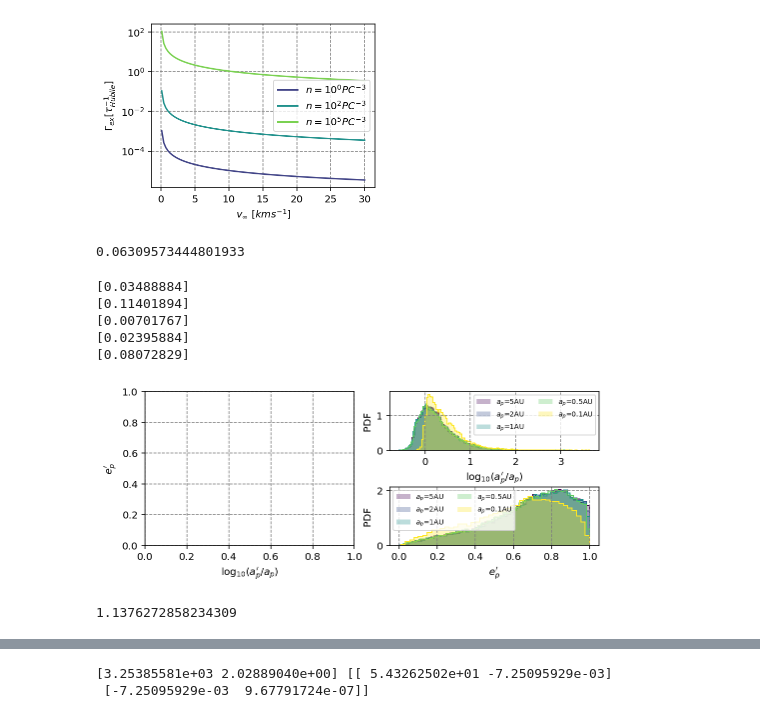
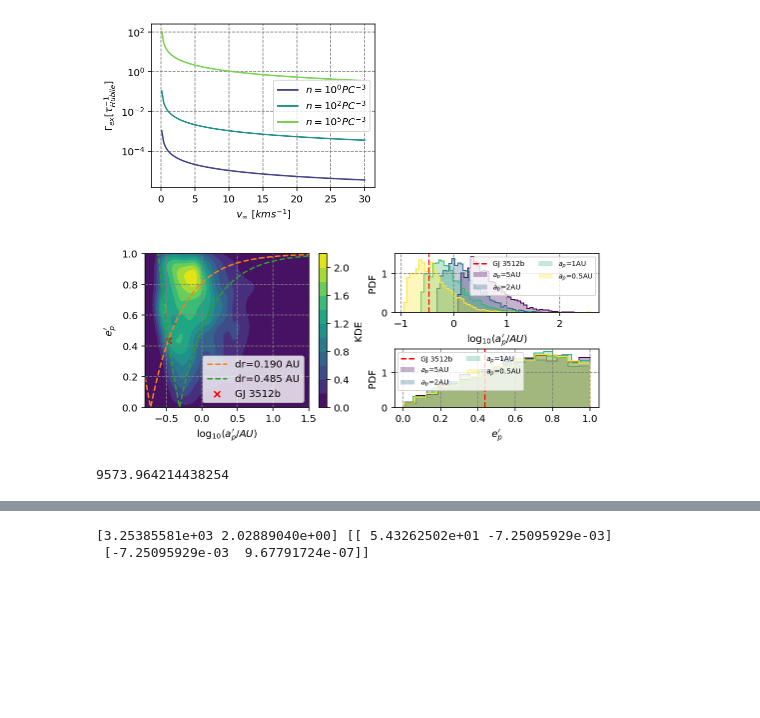
Before and after one commit to YihanWangAstro/planet-app, a Jupyter notebook: process/planet-app.ipynb, the cells around one changed output, grey strips where cells are left out. Drawn from its saved outputs; the diff is of its cells as text; code cells hidden in the pictures; blank space fills up the shorter version.

```diff
--- a/process/planet-app.ipynb
+++ b/process/planet-app.ipynb
@@ -420,10 +435,6 @@ def get_bb_final_data(df, v_inf, aj):
     ntot = len(pfate)
 
     return v_inf, aj, b_max, ej.sum()/ntot, coll_ss.sum()/ntot, coll_sj.sum()/ntot, stay.sum()/ntot, s_capture.sum()/ntot, b_capture.sum()/ntot, trans.sum()/ntot
-# %%
-10**(-1.2)
-# %% [output]
-0.06309573444801933
 # %%
 import csv
 def write_list_to_file(data, filename):
@@ -448,15 +459,15 @@ ss_names = ['s','j', 's1']
 
 ss_pairs = [('s','j'), ('s','s1'), ('s1','j')]
 
-df01 = pd.DataFrame(post_process(prefix+'10.1_0.1.txt', ss_idx, ss_names, ss_pairs))
+#df01 = pd.DataFrame(post_process(prefix+'10.1_0.1.txt', ss_idx, ss_names, ss_pairs))
 
-df05 = pd.DataFrame(post_process(prefix+'10.1_0.5.txt', ss_idx, ss_names, ss_pairs))
+df05 = pd.DataFrame(post_process(prefix+'0.1_0.5.txt', ss_idx, ss_names, ss_pairs))
 
-df1 = pd.DataFrame(post_process(prefix+'10.1_1.0.txt', ss_idx, ss_names, ss_pairs))
+df1 = pd.DataFrame(post_process(prefix+'0.1_1.0.txt', ss_idx, ss_names, ss_pairs))
 
-df2 = pd.DataFrame(post_process(prefix+'10.1_2.0.txt', ss_idx, ss_names, ss_pairs))
+df2 = pd.DataFrame(post_process(prefix+'0.1_2.0.txt', ss_idx, ss_names, ss_pairs))
 
-df5 = pd.DataFrame(post_process(prefix+'10.1_5.0.txt', ss_idx, ss_names, ss_pairs))
+df5 = pd.DataFrame(post_process(prefix+'0.1_5.0.txt', ss_idx, ss_names, ss_pairs))
 
 
 #df01_3 = pd.DataFrame(post_process(prefix+'3.4_0.1.txt', ss_idx, ss_names, ss_pairs))
@@ -506,12 +517,23 @@ def show_obt_prop(name, dfs,a0s, df, a0):
     fig=plt.figure(figsize=(7.2, 3))
 
     ax = fig.add_subplot(1,2,1)
-    #ax=sns.kdeplot(np.log10(a_c[cap]/a0), e_c[cap],clip=((-1, 1.5),(0,1)), cmap='viridis',shade=True,cbar=True,cbar_kws={'label': 'KDE'})
-    ax.set(xlabel='$\log_{10}(a_p^\prime/a_p)$', ylabel='$e_p^\prime$')
+    ap_min = 10**(-0.8)
+    ap_max = 10**(1.5)
+    ax=sns.kdeplot(np.log10(a_c[cap]/AU), e_c[cap],clip=((np.log10(ap_min), np.log10(ap_max)),(0,1)), cmap='viridis',shade=True,cbar=True,cbar_kws={'label': 'KDE'})
+
+    ap = 10**np.linspace(np.log10(ap_min), np.log10(ap_max),1000)
+
+    #ax.plot(np.log10(ap),np.abs(1-1/ap),ls='--',label='$dr=1$ AU')
+    ax.plot(np.log10(ap),np.abs(1-0.19/ap),ls='--',label='dr=0.190 AU')
+    ax.plot(np.log10(ap),np.abs(1-0.485/ap),ls='--',label='dr=0.485 AU')
+    ax.set_ylim([0,1])
+
+    ax.set(xlabel='$\log_{10}(a_p^\prime/AU)$', ylabel='$e_p^\prime$')
     ax.grid(True)
-    #ax.scatter(np.log10(0.338),0.4356,marker='x',color='r',label='GJ 3512b')
 
-    #ax.legend()
+    ax.scatter(np.log10(0.338),0.4356,marker='x',color='r',label='GJ 3512b')
+
+    ax.legend()
 
     axa = fig.add_subplot(2,2,2)
     axe = fig.add_subplot(2,2,4)
@@ -521,52 +543,47 @@ def show_obt_prop(name, dfs,a0s, df, a0):
 
         coll = df['planet outcome'] == 'coll_{s1,j}'
         cap = (df['planet outcome'] == 'stay_{s1,j}')
         a_c = df['a_{s1,j}']
         e_c = df['e_{s1,j}']
         t=df['time']
         cap = cap & (a_c[cap] < 1000)
 
-        pro = prograde(df['planet-orbit-i'], df['incident-orbit-i'])
-        retro = retrograde(df['planet-orbit-i'], df['incident-orbit-i'])
+        #pro = prograde(df['planet-orbit-i'], df['incident-orbit-i'])
+        #retro = retrograde(df['planet-orbit-i'], df['incident-orbit-i'])
 
-        vv,bb,cc=axa.hist(np.log10(a_c[cap&retro]/a0),bins='auto',histtype='step',density=True,color=color,ls='-')
-        bc=0.5*(bb[0:-1]+bb[1::])
-        print(bc[vv==max(vv)])
-        axa.hist(np.log10(a_c[cap&retro]/a0),bins='auto',histtype='stepfilled',density=True,color=color,alpha=0.3,label='$a_p$='+str(a0)+'AU')
+        vv,bb,cc=axa.hist(np.log10(a_c[cap]/AU),bins='auto',histtype='step',density=True,color=color,ls='-')
+        #bc=0.5*(bb[0:-1]+bb[1::])
+        #print(bc[vv==max(vv)])
+        axa.hist(np.log10(a_c[cap]/AU),bins='auto',histtype='stepfilled',density=True,color=color,alpha=0.3,label='$a_p$='+str(a0)+'AU')
 
         axe.hist((e_c[cap&pro]),bins='auto',histtype='step',density=True,color=color)
         axe.hist((e_c[cap&pro]),bins='auto',histtype='stepfilled',density=True,alpha=0.3,color=color,label='$a_p$='+str(a0)+'AU')
 
-    #axe.axvline(0.4356,ls='--',color='r',label='GJ 3512b')
+    axe.axvline(0.4356,ls='--',color='r',label='GJ 3512b')
 
     axe.set_xlabel('$e_p^\prime$')
     axe.set_ylabel('PDF')
     axe.grid(True)
 
-    #axa.axvline(np.log10(0.3380),ls='--',color='r',label='GJ 3512b')
+    axa.axvline(np.log10(0.3380),ls='--',color='r',label='GJ 3512b')
 
-    axa.set_xlabel('$\log_{10}(a_p^\prime/a_p)$')
+    axa.set_xlabel('$\log_{10}(a_p^\prime/AU)$')
 
     axa.set_ylabel('PDF')
     axa.grid(True)
 
     axe.legend(loc=2,fontsize=7,ncol=2)
     axa.legend(loc=1,fontsize=7,ncol=2)
 
     plt.tight_layout(h_pad=0,w_pad=0)
 
-    #savefig(plt,name)
+    savefig(plt,name)
 
-show_obt_prop('post-properties01-5',[df5, df2, df1, df05, df01],[5, 2,1,0.5,0.1], df5, 5)
+show_obt_prop('letter-new-ae-1',[df5, df2, df1, df05],[5, 2,1,0.5], df1, 1)
 # %% [output]
-[0.03488884]
-[0.11401894]
-[0.00701767]
-[0.02395884]
-[0.08072829]
-[figure, old version]
+[figure, new version]
-# %%
-10**(0.056)
-# %% [output]
-1.1376272858234309
+# %%
+(PC**3/10000)**(1.0/3)/AU
+# %% [output]
+9573.964214438254
 # %%
```
Also changed, not shown: parts of 5 cells of this notebook, 1 other file.
